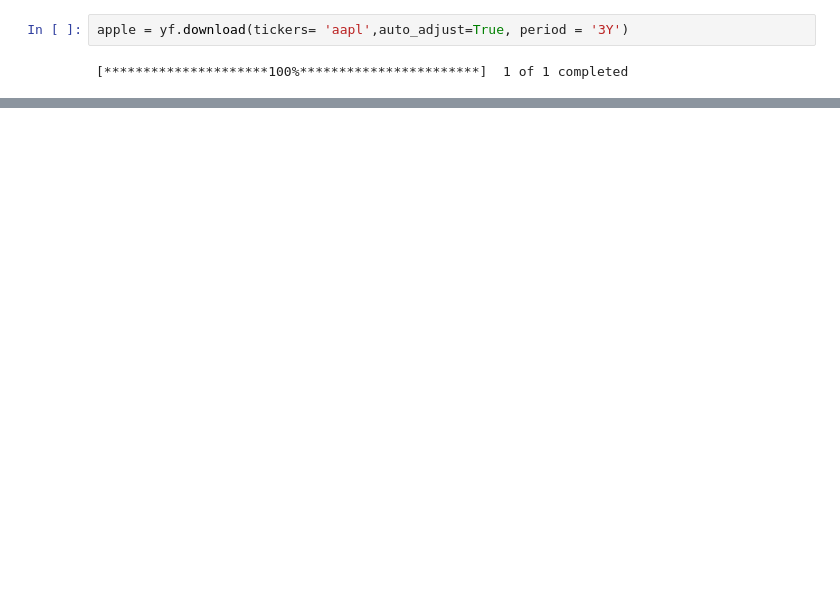
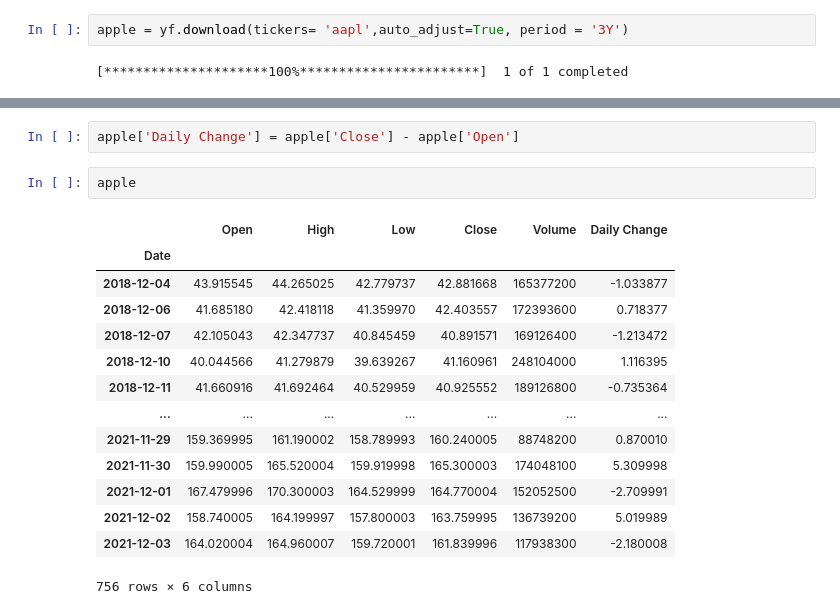
Before and after one commit to Milk-Equity/stocks, a Jupyter notebook: yf test.ipynb, the cells around one changed output, grey strips where cells are left out. Saved outputs shown, nothing was run; the diff lists cells and outputs as text; blank space fills up the shorter version.

```diff
--- a/yf test.ipynb
+++ b/yf test.ipynb
@@ -62,0 +43,19 @@ fig.show()
+# %%
+apple['Daily Change'] = apple['Close'] - apple['Open']
+# %%
+apple
+# %% [output]
+|  | Open | High | Low | Close | Volume | Daily Change |
+| Date |  |  |  |  |  |  |
+| 2018-12-04 | 43.915545 | 44.265025 | 42.779737 | 42.881668 | 165377200 | -1.033877 |
+| 2018-12-06 | 41.685180 | 42.418118 | 41.359970 | 42.403557 | 172393600 | 0.718377 |
+| 2018-12-07 | 42.105043 | 42.347737 | 40.845459 | 40.891571 | 169126400 | -1.213472 |
+| 2018-12-10 | 40.044566 | 41.279879 | 39.639267 | 41.160961 | 248104000 | 1.116395 |
+| 2018-12-11 | 41.660916 | 41.692464 | 40.529959 | 40.925552 | 189126800 | -0.735364 |
+| ... | ... | ... | ... | ... | ... | ... |
+| 2021-11-29 | 159.369995 | 161.190002 | 158.789993 | 160.240005 | 88748200 | 0.870010 |
+| 2021-11-30 | 159.990005 | 165.520004 | 159.919998 | 165.300003 | 174048100 | 5.309998 |
+| 2021-12-01 | 167.479996 | 170.300003 | 164.529999 | 164.770004 | 152052500 | -2.709991 |
+| 2021-12-02 | 158.740005 | 164.199997 | 157.800003 | 163.759995 | 136739200 | 5.019989 |
+| 2021-12-03 | 164.020004 | 164.960007 | 159.720001 | 161.839996 | 117938300 | -2.180008 |
+756 rows × 6 columns
```
Also changed, not shown: parts of 5 cells of this notebook, 4 other files.
